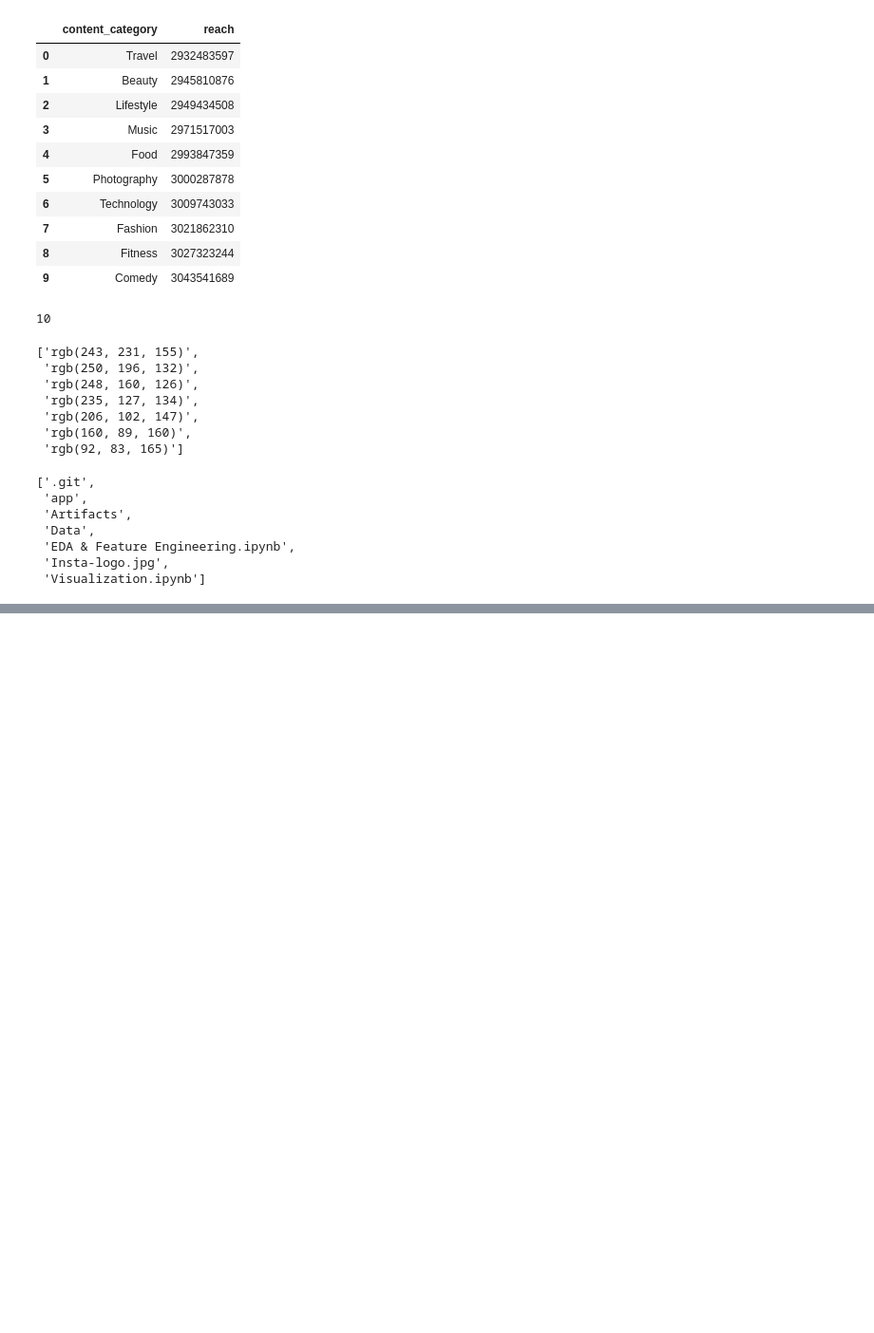
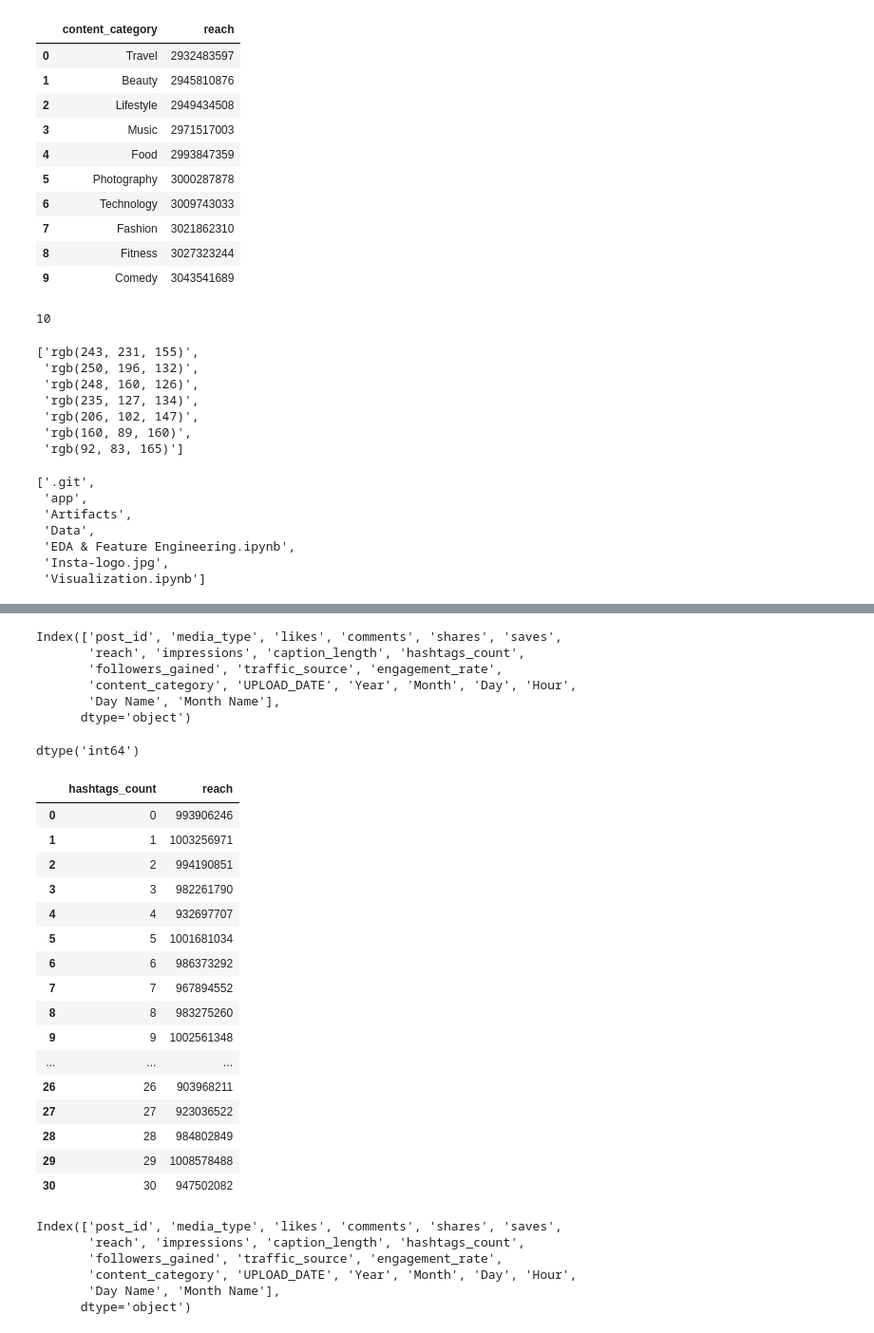
Before and after one commit to Mrwanawad/Instagram-Data-Analysis-Dashboard, a Jupyter notebook: Visualization.ipynb, the cells around one changed output, grey strips where cells are left out. Shown at 95% size. Saved outputs shown, nothing was run; the diff lists cells and outputs as text; code cells hidden in the pictures; blank space fills up the shorter version.

```diff
--- a/Visualization.ipynb
+++ b/Visualization.ipynb
@@ -135,3 +139,46 @@ insta_img = Image.open( 'Insta-logo.jpg' )
 insta_img
 # %% [output]
 [figure]
+# %%
+df.columns
+# %% [output]
+Index(['post_id', 'media_type', 'likes', 'comments', 'shares', 'saves',
+       'reach', 'impressions', 'caption_length', 'hashtags_count',
+       'followers_gained', 'traffic_source', 'engagement_rate',
+       'content_category', 'UPLOAD_DATE', 'Year', 'Month', 'Day', 'Hour',
+       'Day Name', 'Month Name'],
+      dtype='object')
+# %%
+df['hashtags_count'].dtype
+# %% [output]
+dtype('int64')
+# %%
+reach_by_hash_counts_df = df.groupby( 'hashtags_count' )['reach'].sum().to_frame().reset_index()
+reach_by_hash_counts_df
+# %% [output]
+|  | hashtags_count | reach |
+| 0 | 0 | 993906246 |
+| 1 | 1 | 1003256971 |
+| 2 | 2 | 994190851 |
+| 3 | 3 | 982261790 |
+| 4 | 4 | 932697707 |
+| 5 | 5 | 1001681034 |
+| 6 | 6 | 986373292 |
+| 7 | 7 | 967894552 |
+| 8 | 8 | 983275260 |
+| 9 | 9 | 1002561348 |
+| ... | ... | ... |
+| 26 | 26 | 903968211 |
+| 27 | 27 | 923036522 |
+| 28 | 28 | 984802849 |
+| 29 | 29 | 1008578488 |
+| 30 | 30 | 947502082 |
+# %%
+df.columns
+# %% [output]
+Index(['post_id', 'media_type', 'likes', 'comments', 'shares', 'saves',
+       'reach', 'impressions', 'caption_length', 'hashtags_count',
+       'followers_gained', 'traffic_source', 'engagement_rate',
+       'content_category', 'UPLOAD_DATE', 'Year', 'Month', 'Day', 'Hour',
+       'Day Name', 'Month Name'],
+      dtype='object')
```
Also changed, not shown: parts of 12 cells of this notebook, 4 other files.
